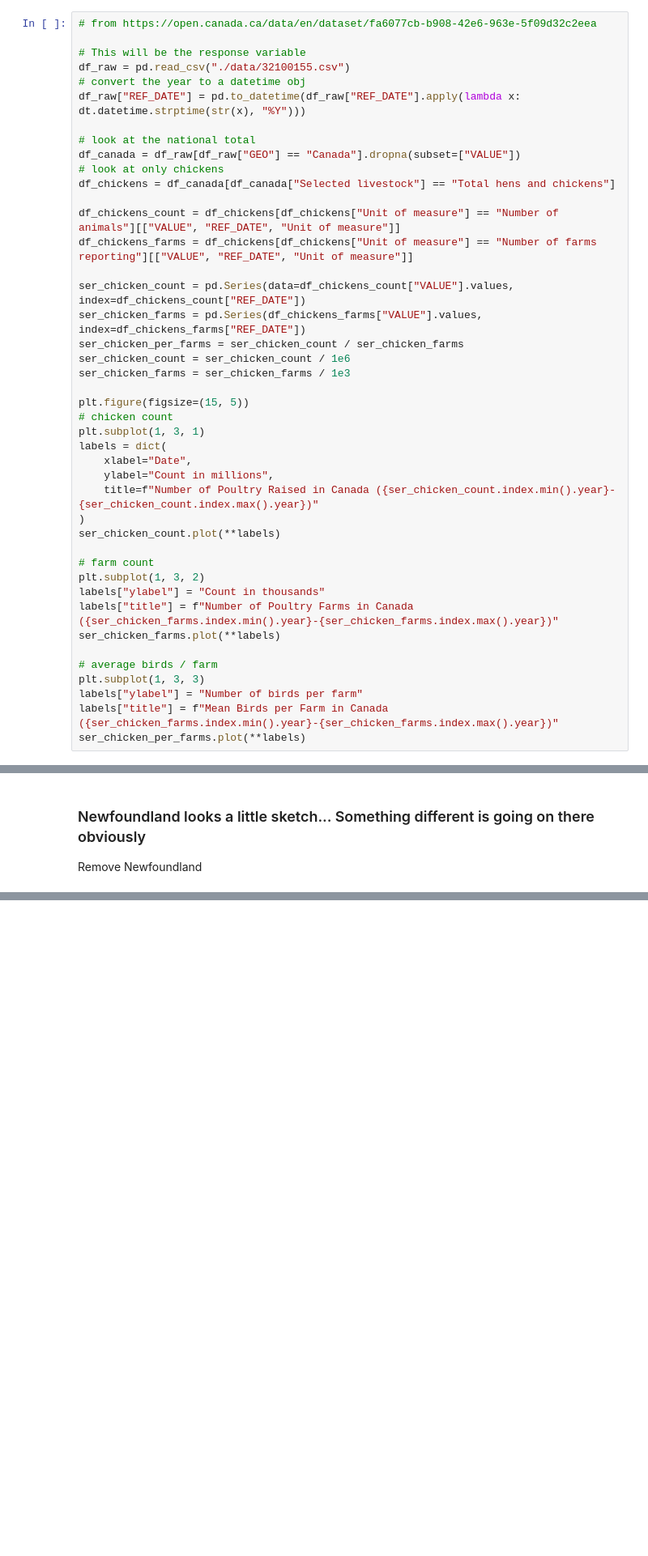
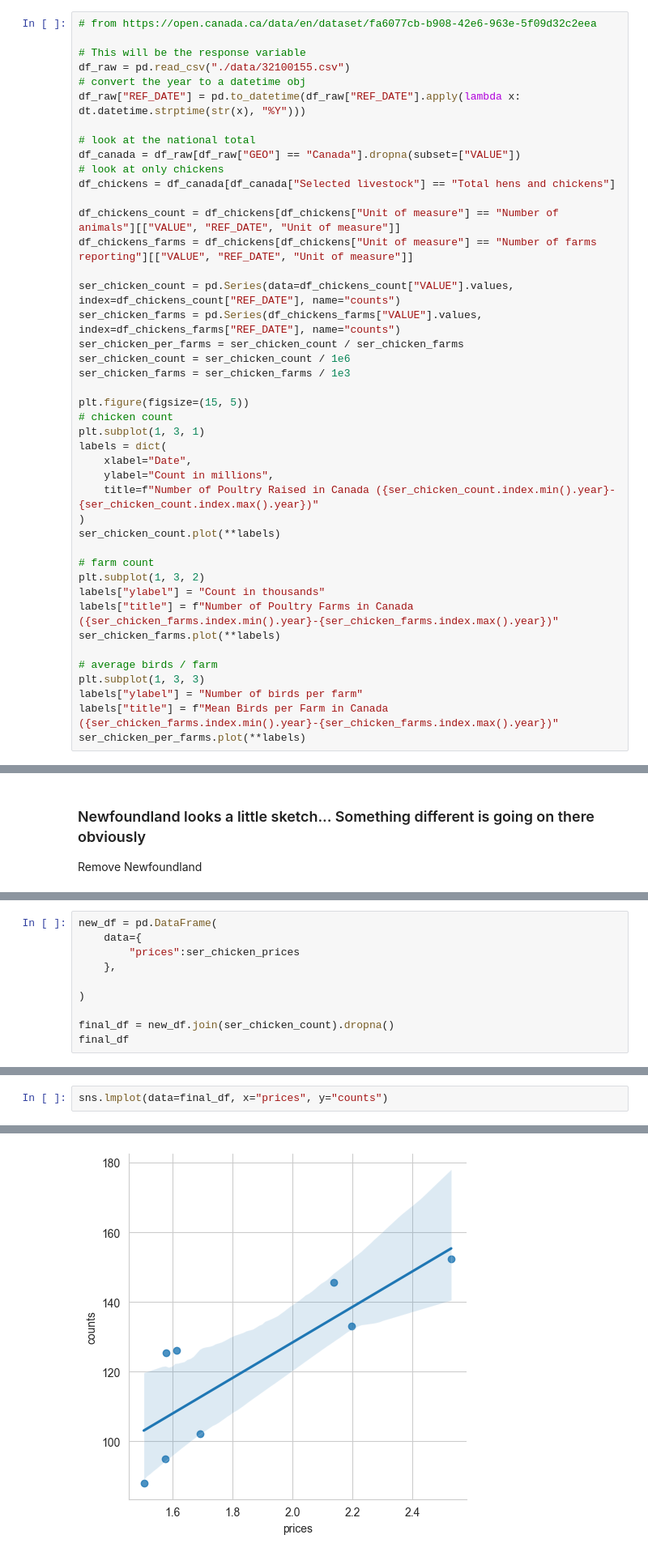
Before and after one commit to davjfish/WatspeedFoundationsGroupProject, a Jupyter notebook: david_scratch.ipynb, the cells around one changed output, grey strips where cells are left out. Shown at 81% size. Cells and saved outputs as stored; diff of their text form; blank space fills up the shorter version.

```diff
--- a/david_scratch.ipynb
+++ b/david_scratch.ipynb
@@ -118,8 +120,8 @@ df_chickens = df_canada[df_canada["Selected livestock"] == "Total hens and chick
 df_chickens_count = df_chickens[df_chickens["Unit of measure"] == "Number of animals"][["VALUE", "REF_DATE", "Unit of measure"]]
 df_chickens_farms = df_chickens[df_chickens["Unit of measure"] == "Number of farms reporting"][["VALUE", "REF_DATE", "Unit of measure"]]
 
-ser_chicken_count = pd.Series(data=df_chickens_count["VALUE"].values, index=df_chickens_count["REF_DATE"])
-ser_chicken_farms = pd.Series(df_chickens_farms["VALUE"].values, index=df_chickens_farms["REF_DATE"])
+ser_chicken_count = pd.Series(data=df_chickens_count["VALUE"].values, index=df_chickens_count["REF_DATE"], name="counts")
+ser_chicken_farms = pd.Series(df_chickens_farms["VALUE"].values, index=df_chickens_farms["REF_DATE"], name="counts")
 ser_chicken_per_farms = ser_chicken_count / ser_chicken_farms
 ser_chicken_count = ser_chicken_count / 1e6
 ser_chicken_farms = ser_chicken_farms / 1e3
@@ -213,0 +254,10 @@ _plot_time_series_from_df(chicken_prices_df, "REF_DATE","VALUE", "GEO", "Chicken
+# %%
+new_df = pd.DataFrame(
+    data={
+        "prices":ser_chicken_prices
+    },
+
+)
+
+final_df = new_df.join(ser_chicken_count).dropna()
+final_df
@@ -213,0 +275,3 @@ _plot_time_series_from_df(chicken_prices_df, "REF_DATE","VALUE", "GEO", "Chicken
+# %%
+sns.lmplot(data=final_df, x="prices", y="counts")
+# %% [output]
@@ -213,0 +279 @@ _plot_time_series_from_df(chicken_prices_df, "REF_DATE","VALUE", "GEO", "Chicken
+[figure, added]
```
Also changed, not shown: parts of 12 cells of this notebook.
